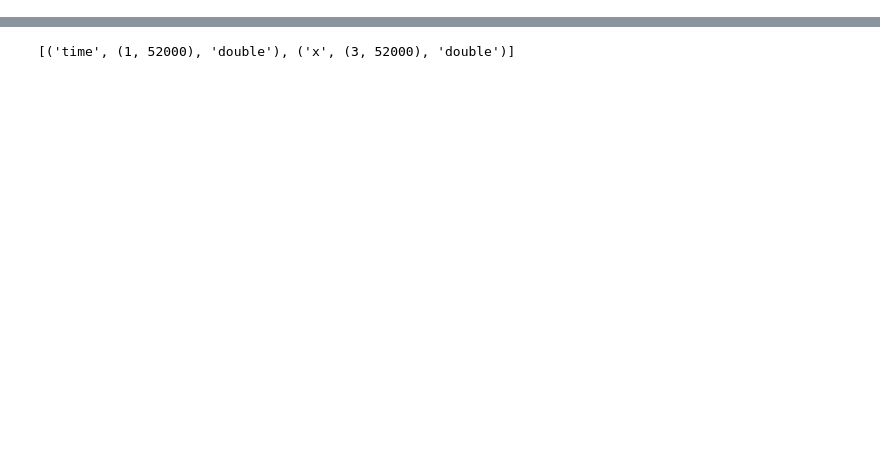
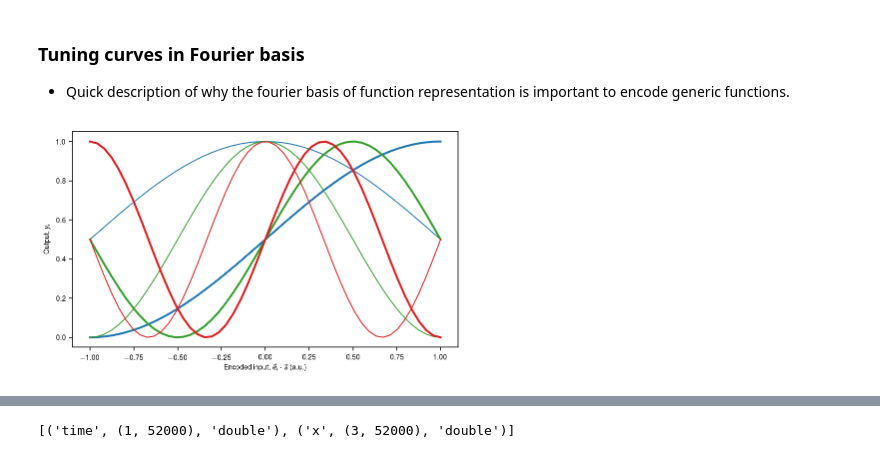
Before and after one commit to atait/nengo, a Jupyter notebook: examples/lightwave_stuff/Fourier Sinusoid Neuron_SciRep.ipynb, the cells around one changed output, grey strips where cells are left out. Drawn from its saved outputs; the diff is of its cells as text; code cells hidden in the pictures; blank space fills up the shorter version.

Commit message:
Major reorganizarion of the Fourier notebook

```diff
--- a/examples/lightwave_stuff/Fourier Sinusoid Neuron_SciRep.ipynb
+++ b/examples/lightwave_stuff/Fourier Sinusoid Neuron_SciRep.ipynb
@@ -175,0 +242,39 @@ Widget Javascript not detected.  It may not be installed properly. Did you enabl
+# %% [markdown]
+<a id='tuning_curves'></a>
+### Tuning curves in Fourier basis
+- Quick description of why the fourier basis of function representation is important to encode generic functions.
+# %%
+from nengo.utils.ensemble import tuning_curves
+from nengo.utils.ensemble import response_curves
+
+saving = False
+
+eval_points, responses = response_curves(state, sim)
+if num_neurons != np.shape(responses)[1]:
+    raise Exception('Number of neurons(' + str(num_neurons) + ') and response curves(' + str(np.shape(responses)[1]) + ') is inconsistent')
+
+if saving:
+    pp = PdfPages('tuning_curves.pdf')
+fig = plt.figure(2, figsize=(6,3.6), dpi=72)
+# jet = cm = plt.get_cmap('winter')
+# cNorm  = colors.Normalize(vmin=0, vmax=(num_neurons-1)/2)
+cm = plt.get_cmap('Paired')
+cNorm  = colors.Normalize(vmin=0, vmax=num_neurons//num_encoders*2)
+scalarMap = cmx.ScalarMappable(norm=cNorm, cmap=cm)
+for i in range(0, int(num_neurons//num_encoders)):
+
+    # thick lines with intercept at 0 (sine wave)
+    # thin lines with intercept at pi/2 shift (cosine wave)
+    lw = 2-(i % 2)
+
+    # different colors represent different max_rates, and therefore different gain values
+    colorVal = scalarMap.to_rgba(2*(i//2)+1)
+    plt.plot(eval_points, responses[:,i*(num_encoders)]/400, lw=lw, color=colorVal)
+plt.xlabel(r"Encoded input, $\vec e_i \cdot \vec s$\ (a.u.)")
+plt.ylabel("Output, $y_i$")
+fig.tight_layout()
+if saving:
+    pp.savefig()
+    pp.close()
+# %% [output]
+[figure, added]
```
Also changed, not shown: parts of 17 cells of this notebook.
